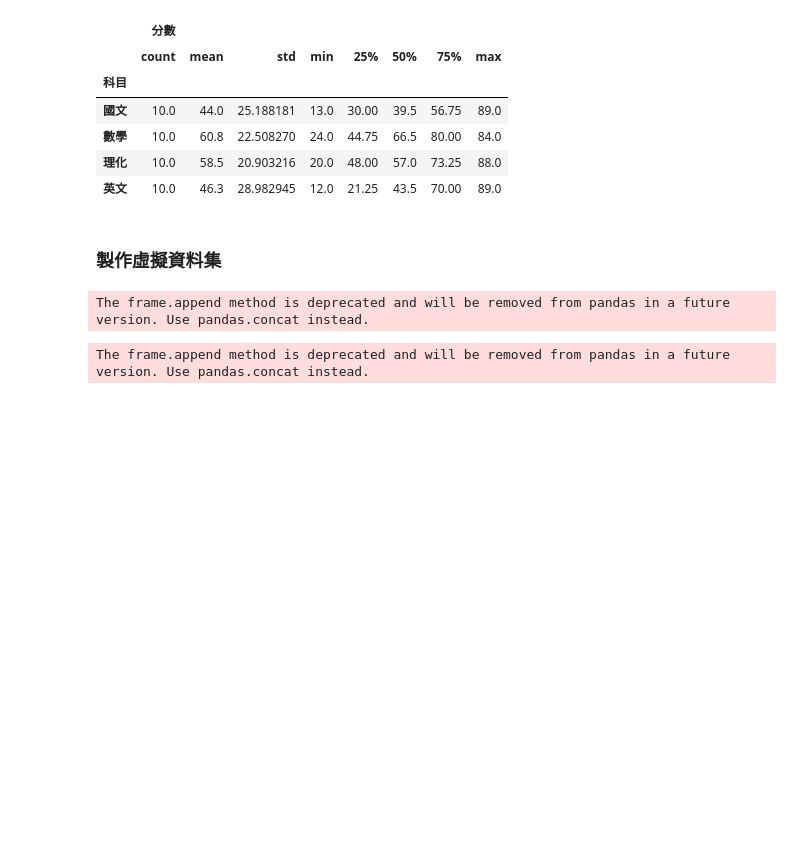
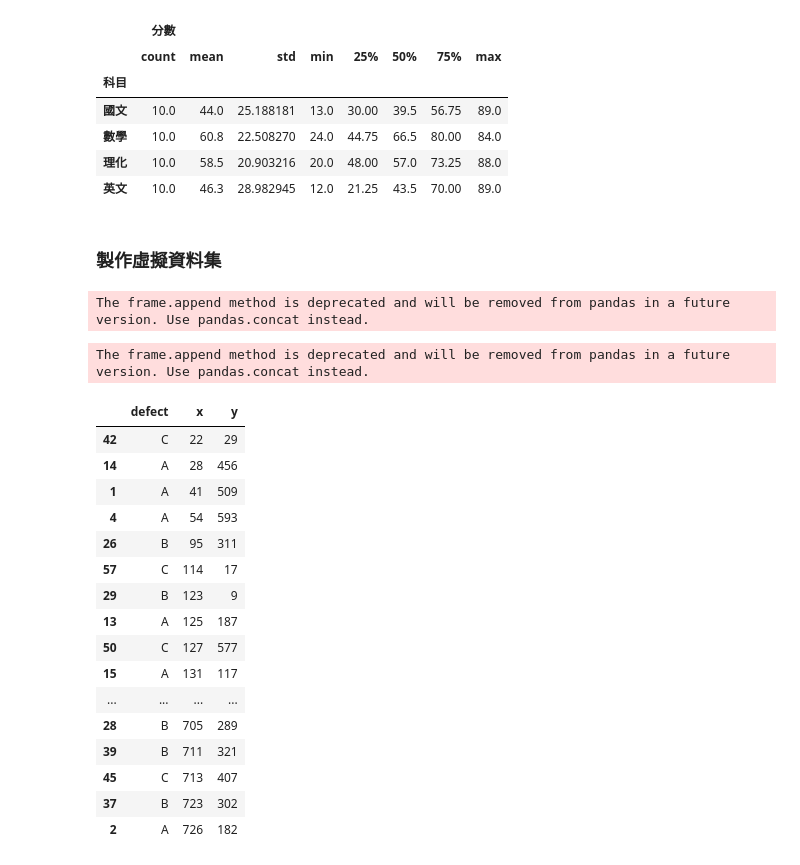
Before and after one commit to vcdemy/20230613, a Jupyter notebook: 20230808筆記.ipynb, the cells around one changed output. Saved outputs shown, nothing was run; the diff lists cells and outputs as text; code cells hidden in the pictures; blank space fills up the shorter version.

```diff
--- a/20230808筆記.ipynb
+++ b/20230808筆記.ipynb
@@ -717,3 +717,23 @@ df01 = df01.append(df03, ignore_index=True)
 The frame.append method is deprecated and will be removed from pandas in a future version. Use pandas.concat instead.
 # %%
 df01 = df01.sort_values('x')
+# %%
+df01
+# %% [output]
+|  | defect | x | y |
+| 42 | C | 22 | 29 |
+| 14 | A | 28 | 456 |
+| 1 | A | 41 | 509 |
+| 4 | A | 54 | 593 |
+| 26 | B | 95 | 311 |
+| 57 | C | 114 | 17 |
+| 29 | B | 123 | 9 |
+| 13 | A | 125 | 187 |
+| 50 | C | 127 | 577 |
+| 15 | A | 131 | 117 |
+| ... | ... | ... | ... |
+| 28 | B | 705 | 289 |
+| 39 | B | 711 | 321 |
+| 45 | C | 713 | 407 |
+| 37 | B | 723 | 302 |
+| 2 | A | 726 | 182 |
```
Also changed, not shown: parts of 4 cells of this notebook.
